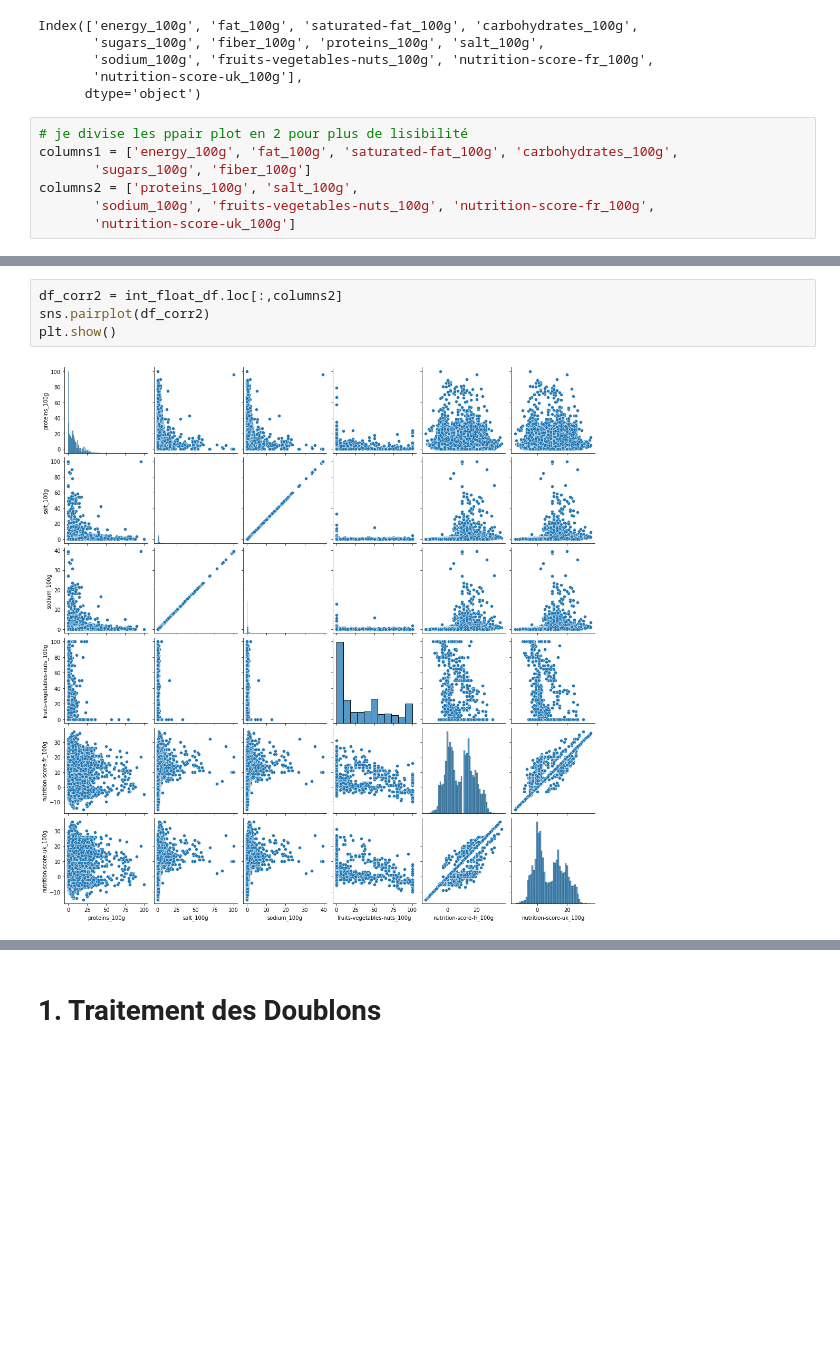
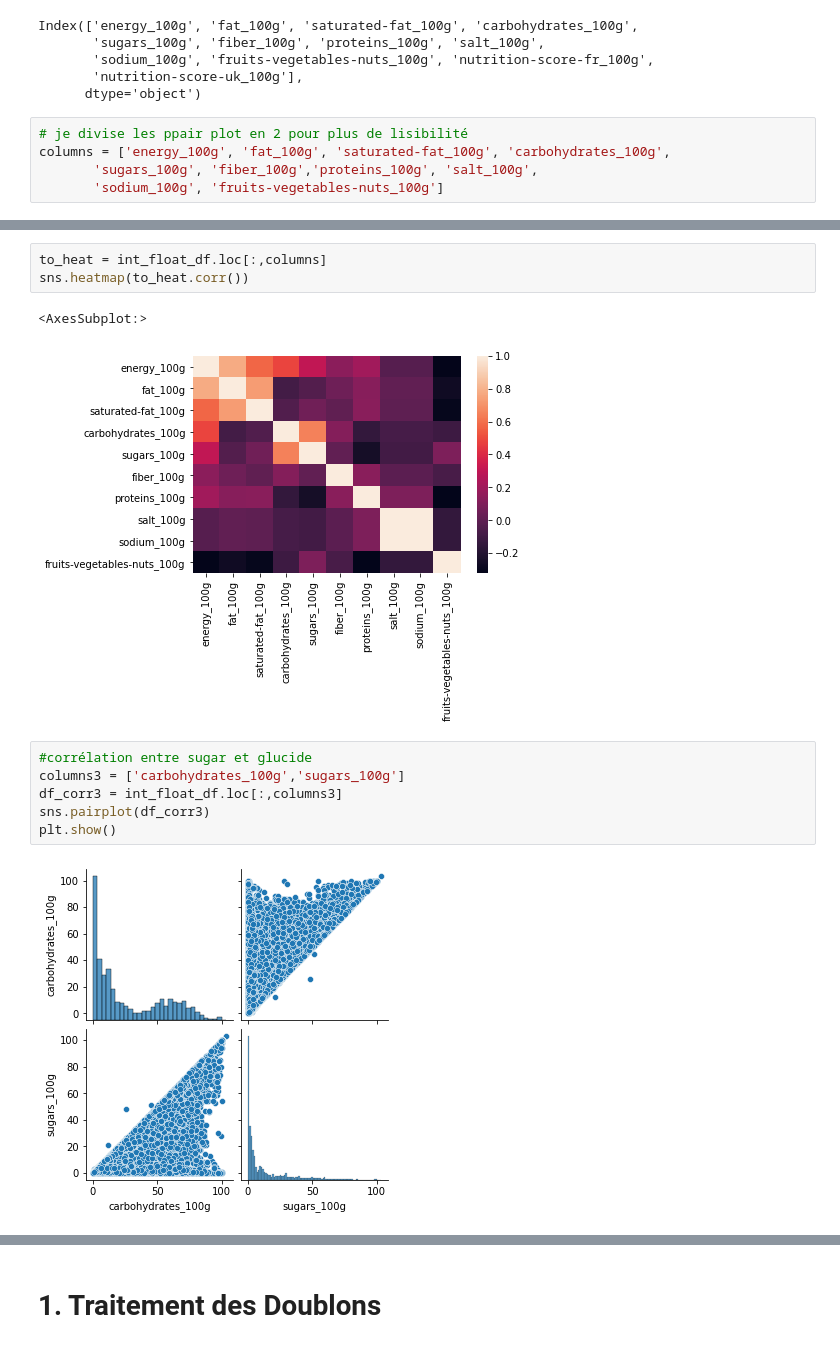
Before and after one commit to MarieDeSmedt/FoodFlix, a Jupyter notebook: notebook/Data_clean.ipynb, the cells around one changed output, grey strips where cells are left out. Saved outputs shown, nothing was run; the diff lists cells and outputs as text; blank space fills up the shorter version.

```diff
--- a/notebook/Data_clean.ipynb
+++ b/notebook/Data_clean.ipynb
@@ -31,8 +31,6 @@ Index(['energy_100g', 'fat_100g', 'saturated-fat_100g', 'carbohydrates_100g',
       dtype='object')
 # %%
 # je divise les ppair plot en 2 pour plus de lisibilité
-columns1 = ['energy_100g', 'fat_100g', 'saturated-fat_100g', 'carbohydrates_100g',
-       'sugars_100g', 'fiber_100g']
-columns2 = ['proteins_100g', 'salt_100g',
-       'sodium_100g', 'fruits-vegetables-nuts_100g', 'nutrition-score-fr_100g',
-       'nutrition-score-uk_100g']
+columns = ['energy_100g', 'fat_100g', 'saturated-fat_100g', 'carbohydrates_100g',
+       'sugars_100g', 'fiber_100g','proteins_100g', 'salt_100g',
+       'sodium_100g', 'fruits-vegetables-nuts_100g']
@@ -45,6 +37,14 @@ plt.show()
-# %%
-df_corr2 = int_float_df.loc[:,columns2]
-sns.pairplot(df_corr2)
-plt.show()
-# %% [output]
-[figure, removed]
+# %%
+to_heat = int_float_df.loc[:,columns]
+sns.heatmap(to_heat.corr())
+# %% [output]
+<AxesSubplot:>
+[figure, added]
+# %%
+#corrélation entre sugar et glucide
+columns3 = ['carbohydrates_100g','sugars_100g']
+df_corr3 = int_float_df.loc[:,columns3]
+sns.pairplot(df_corr3)
+plt.show()
+# %% [output]
+[figure, added]
```
Also changed, not shown: parts of 7 cells of this notebook.
